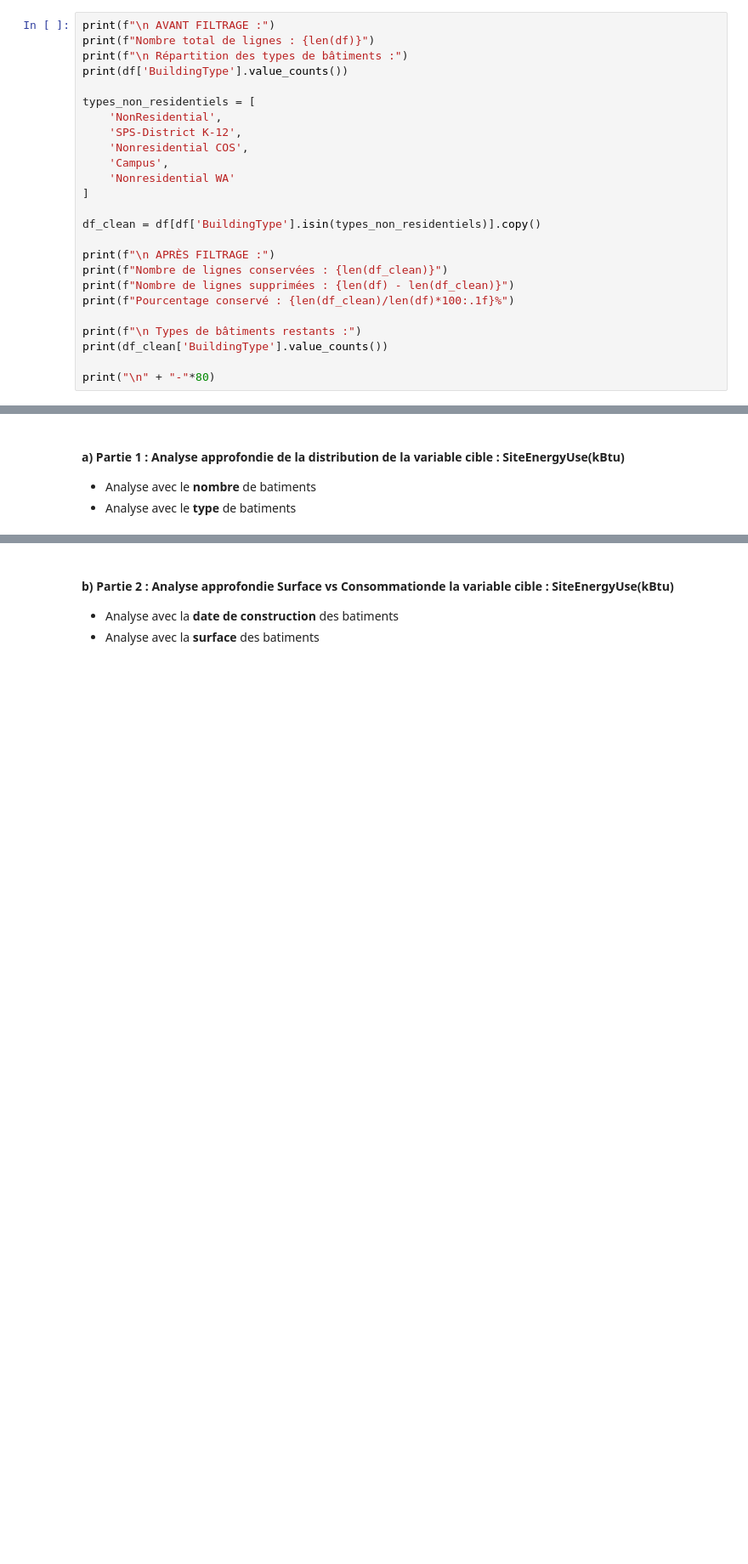
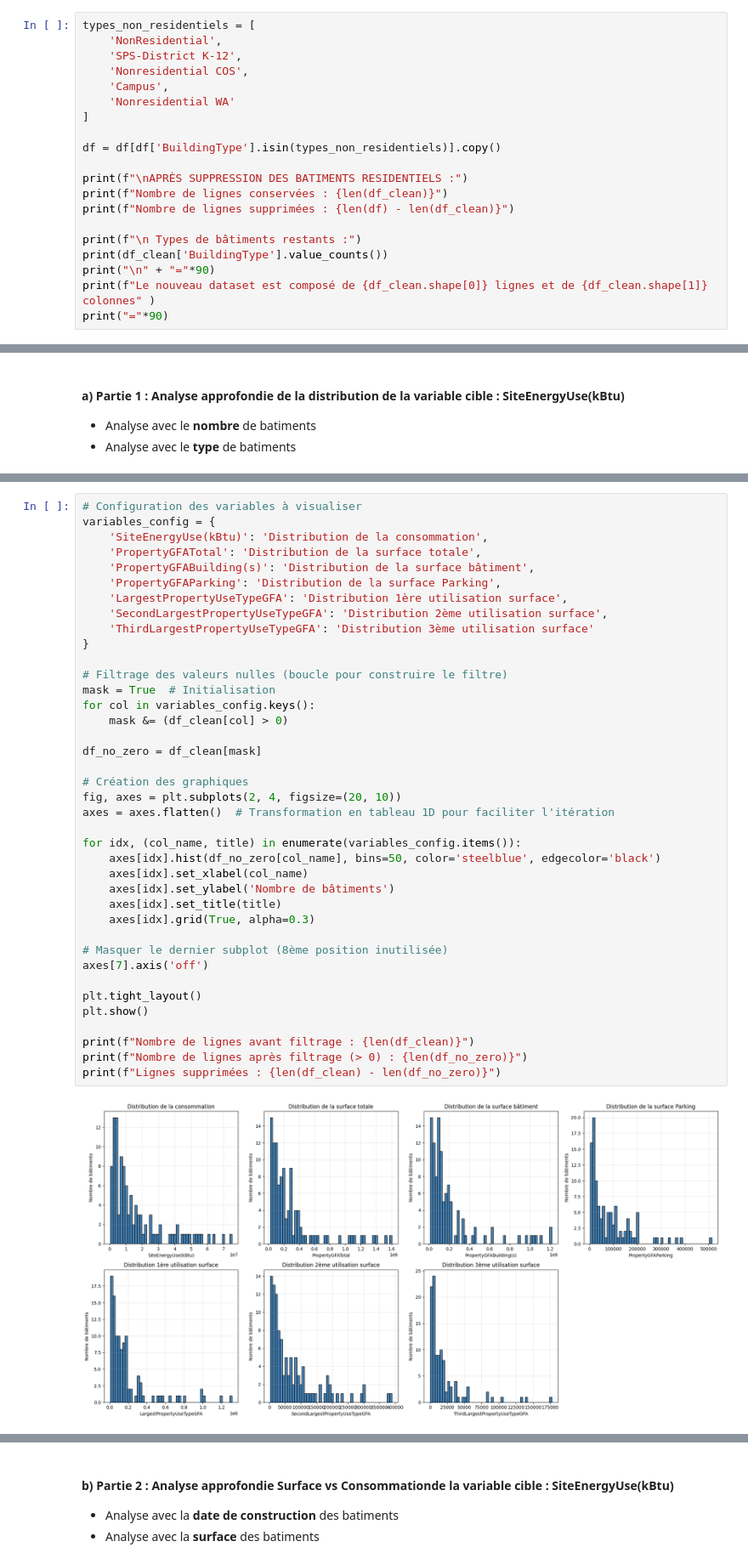
Before and after one commit to vler0ux/seattle, a Jupyter notebook: Leroux-veronique-analyse-exploratoire.ipynb, the cells around one changed output, grey strips where cells are left out. Shown at 85% size. Drawn from its saved outputs; the diff is of its cells as text; blank space fills up the shorter version.

```diff
--- a/Leroux-veronique-analyse-exploratoire.ipynb
+++ b/Leroux-veronique-analyse-exploratoire.ipynb
@@ -305,9 +266,4 @@ Plusieurs individus possède en **première utilisation** une catégorie **habit
 # %%
-print(f"\n AVANT FILTRAGE :")
-print(f"Nombre total de lignes : {len(df)}")
-print(f"\n Répartition des types de bâtiments :")
-print(df['BuildingType'].value_counts())
-
 types_non_residentiels = [
     'NonResidential',
     'SPS-District K-12',
@@ -316,15 +272,15 @@ types_non_residentiels = [
     'Nonresidential WA'
 ]
 
-df_clean = df[df['BuildingType'].isin(types_non_residentiels)].copy()
+df = df[df['BuildingType'].isin(types_non_residentiels)].copy()
 
-print(f"\n APRÈS FILTRAGE :")
+print(f"\nAPRÈS SUPPRESSION DES BATIMENTS RESIDENTIELS :")
 print(f"Nombre de lignes conservées : {len(df_clean)}")
 print(f"Nombre de lignes supprimées : {len(df) - len(df_clean)}")
-print(f"Pourcentage conservé : {len(df_clean)/len(df)*100:.1f}%")
 
 print(f"\n Types de bâtiments restants :")
 print(df_clean['BuildingType'].value_counts())
-
-print("\n" + "-"*80)
+print("\n" + "="*90)
+print(f"Le nouveau dataset est composé de {df_clean.shape[0]} lignes et de {df_clean.shape[1]} colonnes" )
+print("="*90)
 # %% [output]
@@ -479,0 +397,41 @@ plt.show()
+# %%
+# Configuration des variables à visualiser
+variables_config = {
+    'SiteEnergyUse(kBtu)': 'Distribution de la consommation',
+    'PropertyGFATotal': 'Distribution de la surface totale',
+    'PropertyGFABuilding(s)': 'Distribution de la surface bâtiment',
+    'PropertyGFAParking': 'Distribution de la surface Parking',
+    'LargestPropertyUseTypeGFA': 'Distribution 1ère utilisation surface',
+    'SecondLargestPropertyUseTypeGFA': 'Distribution 2ème utilisation surface',
+    'ThirdLargestPropertyUseTypeGFA': 'Distribution 3ème utilisation surface'
+}
+
+# Filtrage des valeurs nulles (boucle pour construire le filtre)
+mask = True  # Initialisation
+for col in variables_config.keys():
+    mask &= (df_clean[col] > 0)
+
+df_no_zero = df_clean[mask]
+
+# Création des graphiques
+fig, axes = plt.subplots(2, 4, figsize=(20, 10))
+axes = axes.flatten()  # Transformation en tableau 1D pour faciliter l'itération
+
+for idx, (col_name, title) in enumerate(variables_config.items()):
+    axes[idx].hist(df_no_zero[col_name], bins=50, color='steelblue', edgecolor='black')
+    axes[idx].set_xlabel(col_name)
+    axes[idx].set_ylabel('Nombre de bâtiments')
+    axes[idx].set_title(title)
+    axes[idx].grid(True, alpha=0.3)
+
+# Masquer le dernier subplot (8ème position inutilisée)
+axes[7].axis('off')
+
+plt.tight_layout()
+plt.show()
+
+print(f"Nombre de lignes avant filtrage : {len(df_clean)}")
+print(f"Nombre de lignes après filtrage (> 0) : {len(df_no_zero)}")
+print(f"Lignes supprimées : {len(df_clean) - len(df_no_zero)}")
+# %% [output]
+[figure, added]
```
Also changed, not shown: parts of 51 cells of this notebook, 1 other file.
